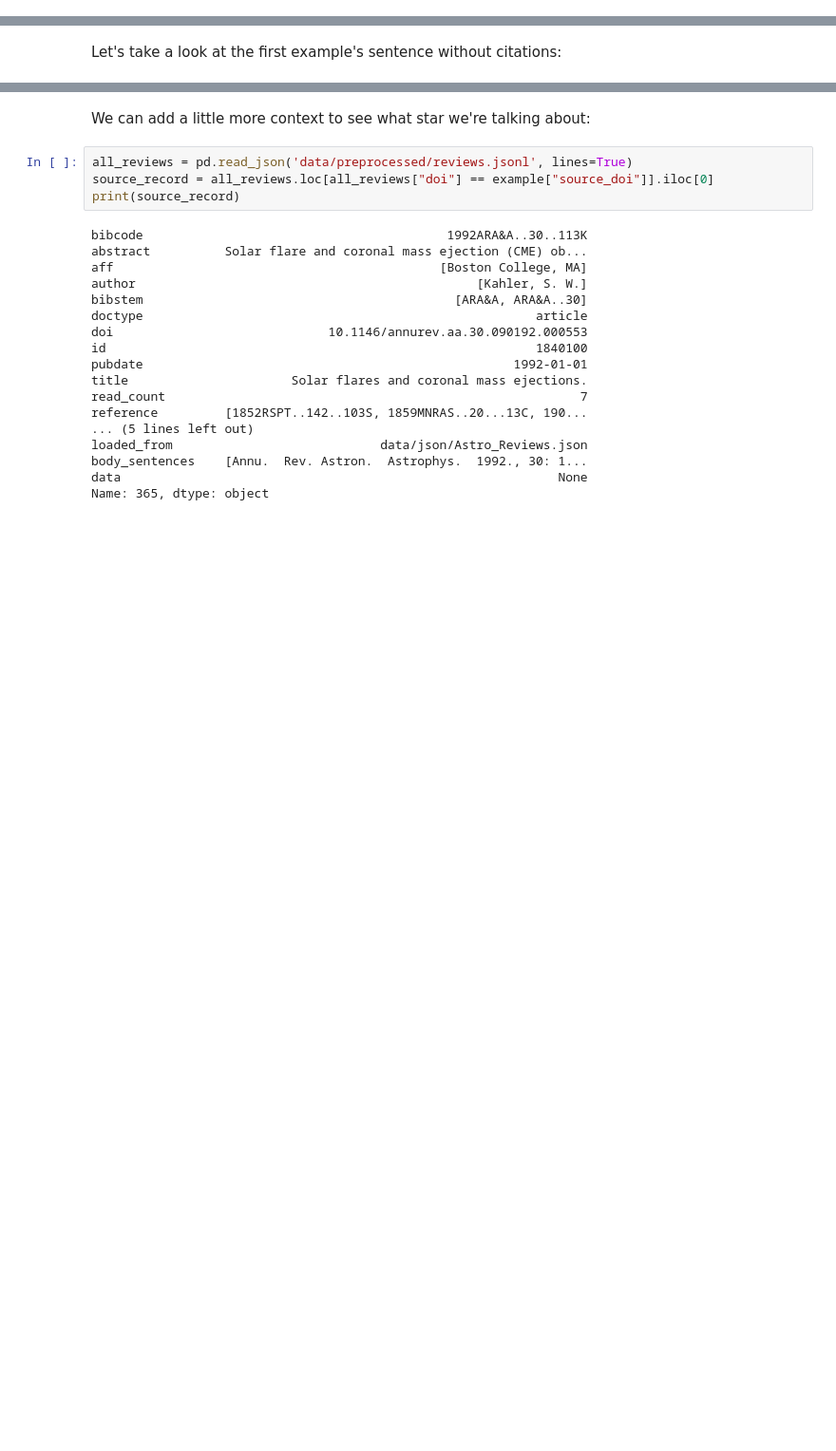
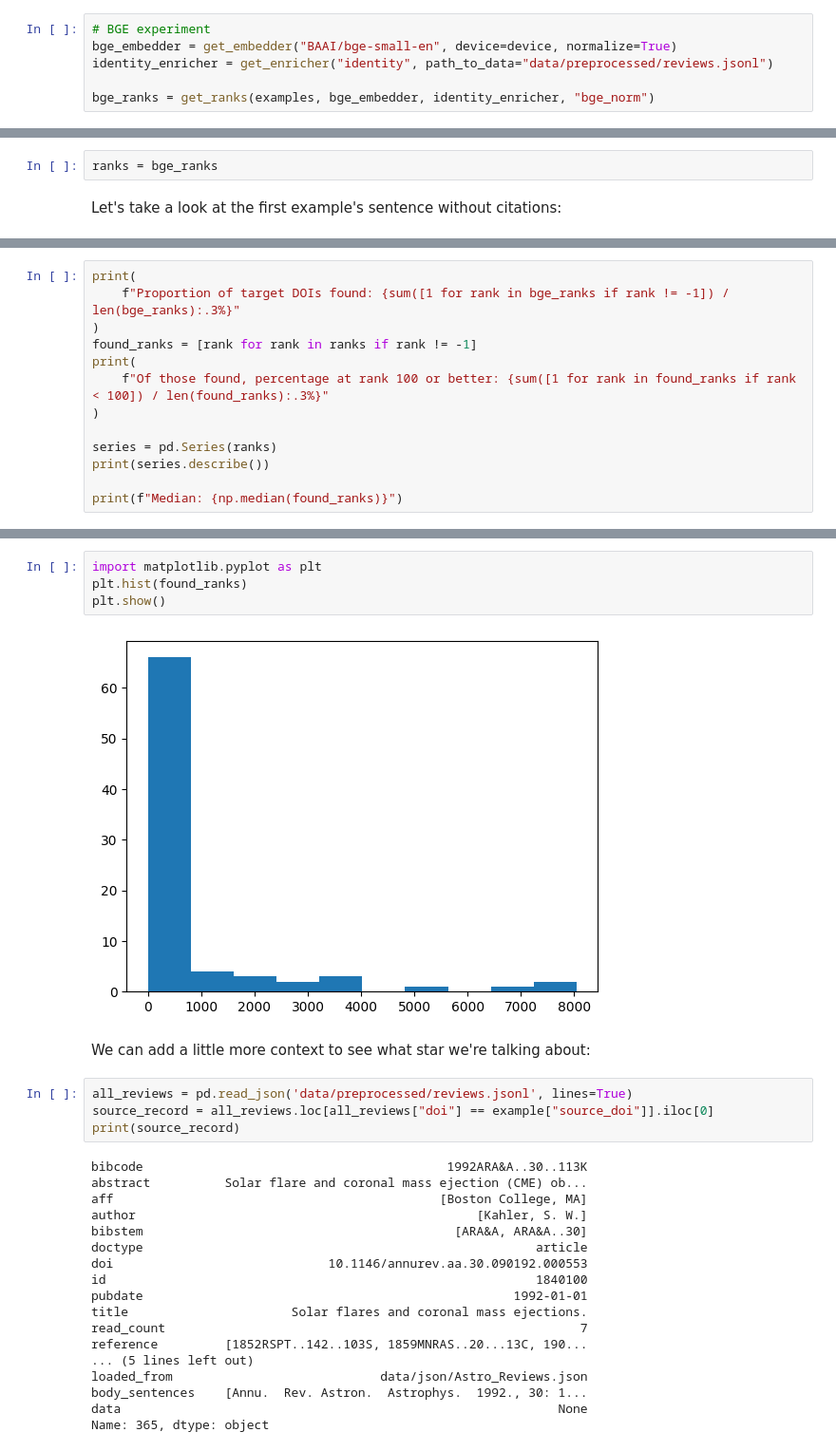
Before and after one commit to benjaminb/citeline, a Jupyter notebook: error_analysis.ipynb, the cells around one changed output, grey strips where cells are left out. Shown at 95% size. Drawn from its saved outputs; the diff is of its cells as text; blank space fills up the shorter version.

```diff
--- a/error_analysis.ipynb
+++ b/error_analysis.ipynb
@@ -25,0 +64,6 @@ examples = pd.read_json('data/dataset/100/nontrivial.jsonl', lines=True)
+# %%
+# BGE experiment
+bge_embedder = get_embedder("BAAI/bge-small-en", device=device, normalize=True)
+identity_enricher = get_enricher("identity", path_to_data="data/preprocessed/reviews.jsonl")
+
+bge_ranks = get_ranks(examples, bge_embedder, identity_enricher, "bge_norm")
@@ -26,2 +88,4 @@ examples = pd.read_json('data/dataset/100/nontrivial.jsonl', lines=True)
+# %%
+ranks = bge_ranks
 # %% [markdown]
 Let's take a look at the first example's sentence without citations:
@@ -40,0 +92,13 @@ pprint(f"Target dois: {example['citation_dois']}")
+# %%
+print(
+    f"Proportion of target DOIs found: {sum([1 for rank in bge_ranks if rank != -1]) / len(bge_ranks):.3%}"
+)
+found_ranks = [rank for rank in ranks if rank != -1]
+print(
+    f"Of those found, percentage at rank 100 or better: {sum([1 for rank in found_ranks if rank < 100]) / len(found_ranks):.3%}"
+)
+
+series = pd.Series(ranks)
+print(series.describe())
+
+print(f"Median: {np.median(found_ranks)}")
@@ -41,3 +118,9 @@ pprint(f"Target dois: {example['citation_dois']}")
+# %%
+import matplotlib.pyplot as plt
+plt.hist(found_ranks)
+plt.show()
+# %% [output]
+[figure, added]
 # %% [markdown]
 We can add a little more context to see what star we're talking about:
 # %%
```
Also changed, not shown: parts of 5 cells of this notebook, 4 other files.
